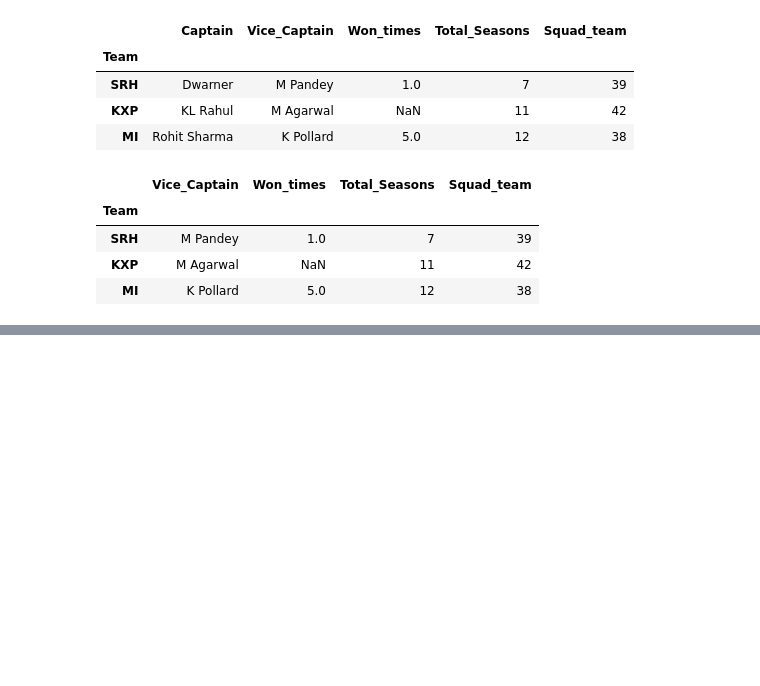
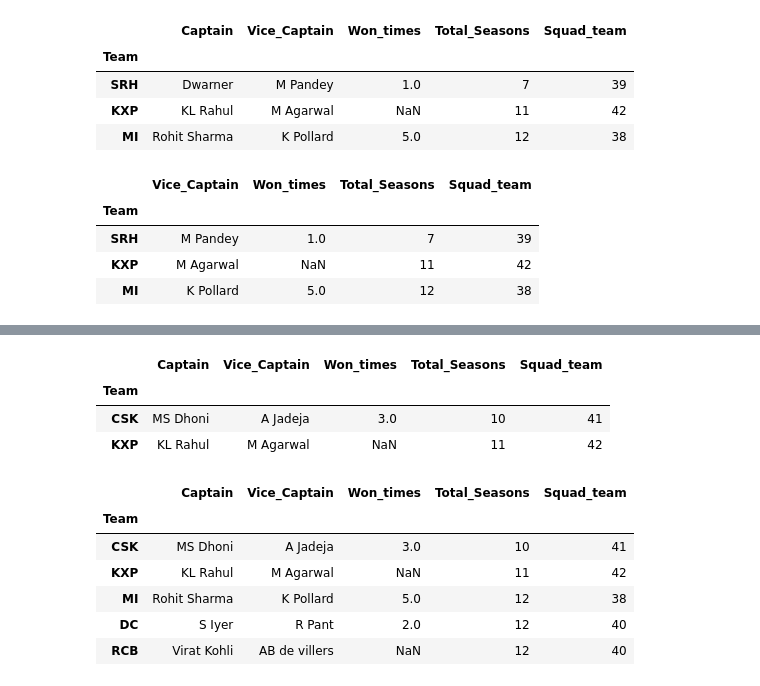
Before and after one commit to santoshkumarvagga/Data-Science, a Jupyter notebook: Pandas.ipynb, the cells around one changed output, grey strips where cells are left out. Cells and saved outputs as stored; diff of their text form; code cells hidden in the pictures; blank space fills up the shorter version.

```diff
--- a/Pandas.ipynb
+++ b/Pandas.ipynb
@@ -273,0 +318,17 @@ df.loc[['SRH', 'KXP', 'MI'], 'Vice_Captain':'Squad_team']
+# %%
+df.loc[(df.Total_Seasons>8) & (df.Squad_team>40)]
+# %% [output]
+|  | Captain | Vice_Captain | Won_times | Total_Seasons | Squad_team |
+| Team |  |  |  |  |  |
+| CSK | MS Dhoni | A Jadeja | 3.0 | 10 | 41 |
+| KXP | KL Rahul | M Agarwal | NaN | 11 | 42 |
+# %%
+df.loc[(df.Total_Seasons>8) | (df.Squad_team>40)]
+# %% [output]
+|  | Captain | Vice_Captain | Won_times | Total_Seasons | Squad_team |
+| Team |  |  |  |  |  |
+| CSK | MS Dhoni | A Jadeja | 3.0 | 10 | 41 |
+| KXP | KL Rahul | M Agarwal | NaN | 11 | 42 |
+| MI | Rohit Sharma | K Pollard | 5.0 | 12 | 38 |
+| DC | S Iyer | R Pant | 2.0 | 12 | 40 |
+| RCB | Virat Kohli | AB de villers | NaN | 12 | 40 |
```
Also changed, not shown: parts of 5 cells of this notebook.
